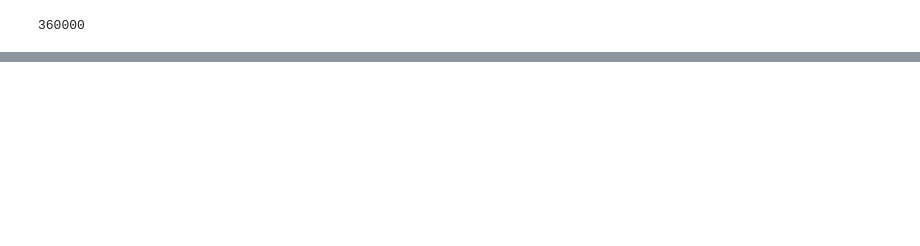
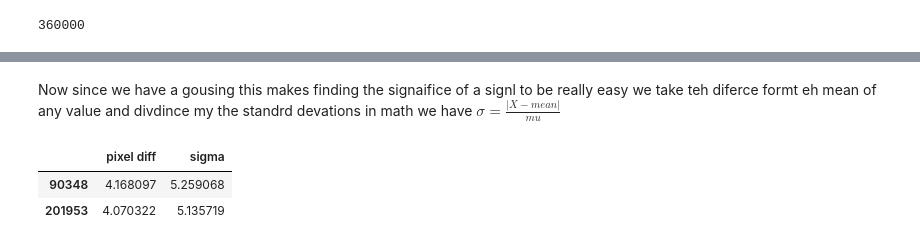
Before and after one commit to GammasBox/phys434Lab, a Jupyter notebook: Lab4.ipynb, the cells around one changed output, grey strips where cells are left out. Cells and saved outputs as stored; diff of their text form; code cells hidden in the pictures; blank space fills up the shorter version.

```diff
--- a/Lab4.ipynb
+++ b/Lab4.ipynb
@@ -519,0 +462,17 @@ numpy.mean(diffAll)
+# %% [markdown]
+Now since we have a gousing this makes finding the signaifice of a signl to be really easy we take teh diferce formt eh mean of any value and divdince my the standrd devations in math we have $\sigma = \frac{|X - mean|}{mu}$
+# %%
+sigma = abs(diffAll-mean)/mu
+
+x = {'pixel diff' : diffAll, 'sigma': sigma}
+DiffAll = pd.DataFrame(x)
+# %%
+DiffAll
+transient  =DiffAll[DiffAll['sigma'] > 5]
+# = transient[transient['pixel diff'] > 0]
+# %%
+transient
+# %% [output]
+|  | pixel diff | sigma |
+| 90348 | 4.168097 | 5.259068 |
+| 201953 | 4.070322 | 5.135719 |
```
Also changed, not shown: parts of 5 cells of this notebook.
